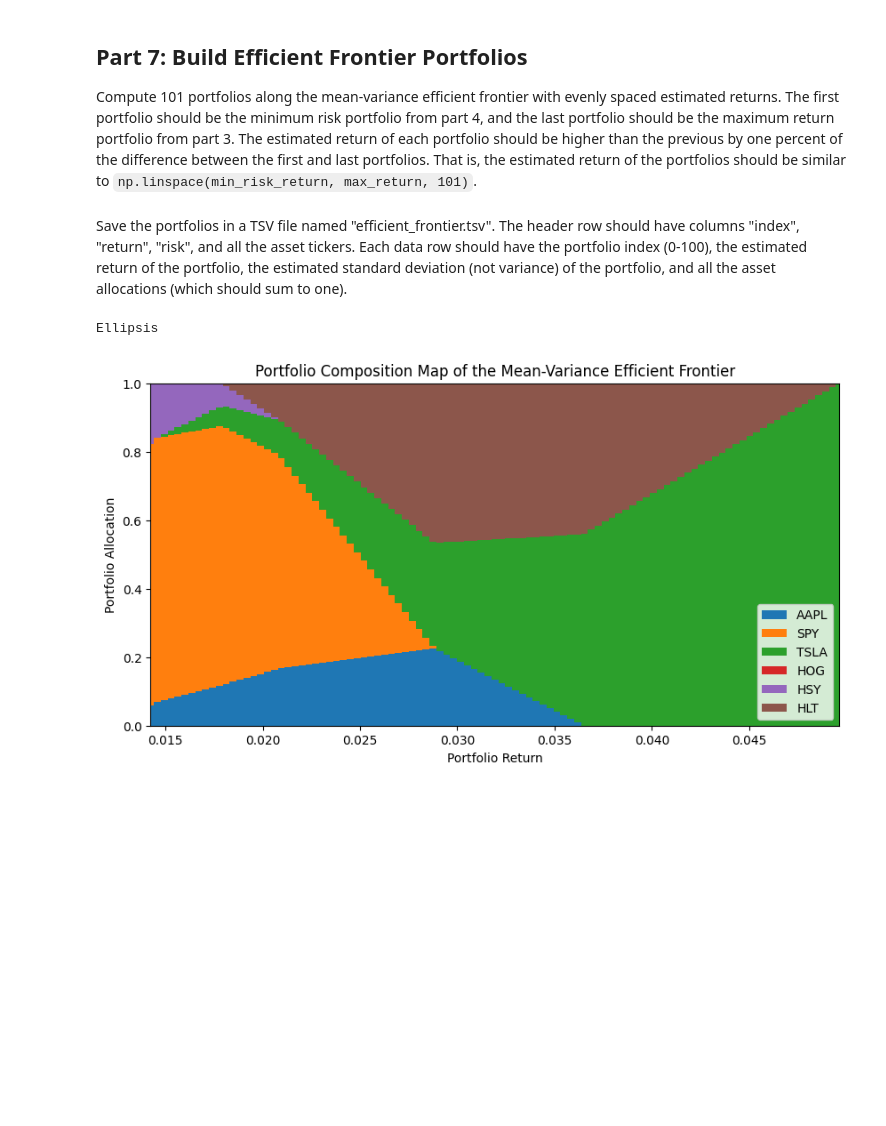
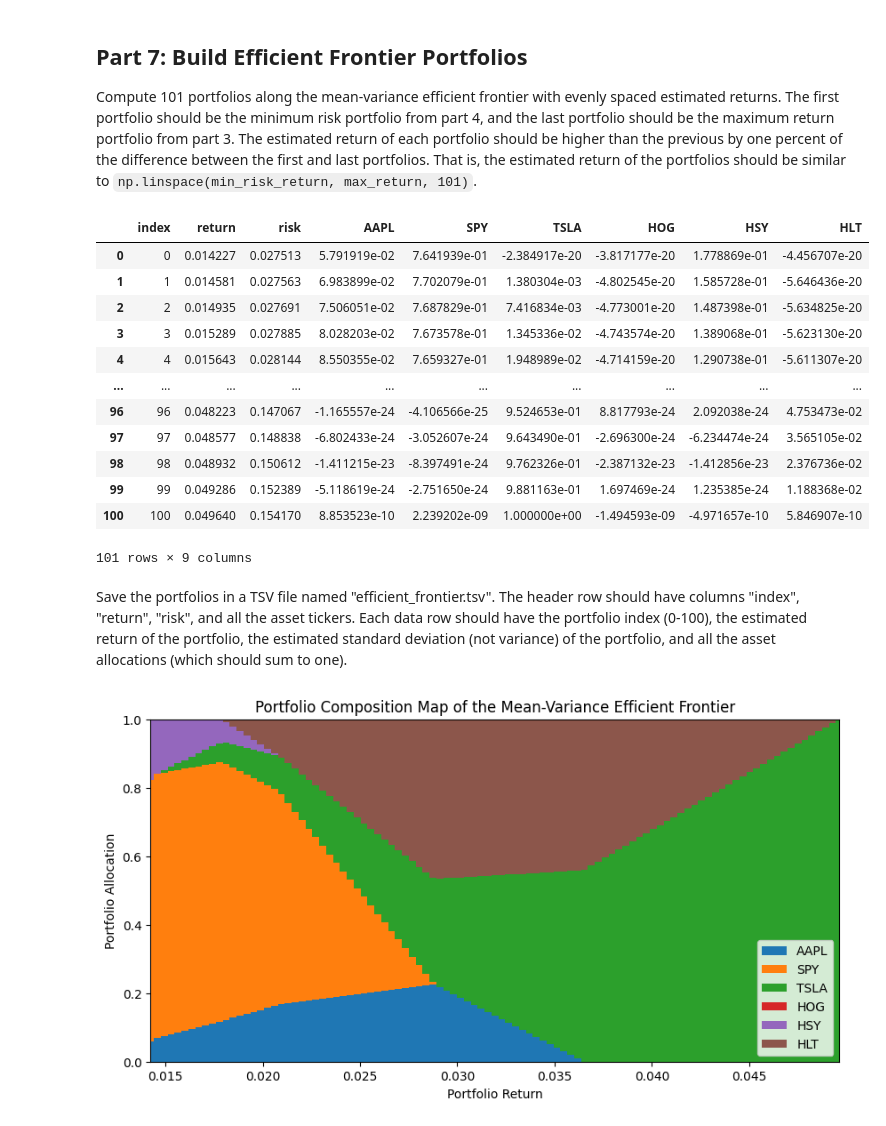
Before and after one commit to mad-haley/dx704-projects, a Jupyter notebook: project.ipynb, the cells around one changed output. Saved outputs shown, nothing was run; the diff lists cells and outputs as text; code cells hidden in the pictures; blank space fills up the shorter version.

```diff
--- a/project.ipynb
+++ b/project.ipynb
@@ -377,6 +418,30 @@ for r in np.linspace(estimated_return_minimum_risk, estimated_return_maximum_ret
     ef_variances.append(prob_r.solve())
     ef_returns.append(r)
     ef_portfolios.append(x_r.value)
+# %%
+efficient_frontier_df = pd.DataFrame(
+    ef_portfolios,
+    columns=estimated_returns.index
+)
+
+efficient_frontier_df.insert(0, "risk", np.sqrt(ef_variances))
+efficient_frontier_df.insert(0, "return", ef_returns)
+efficient_frontier_df.insert(0, "index", range(len(efficient_frontier_df)))
+efficient_frontier_df
+# %% [output]
+|  | index | return | risk | AAPL | SPY | TSLA | HOG | HSY | HLT |
+| 0 | 0 | 0.014227 | 0.027513 | 5.791919e-02 | 7.641939e-01 | -2.384917e-20 | -3.817177e-20 | 1.778869e-01 | -4.456707e-20 |
+| 1 | 1 | 0.014581 | 0.027563 | 6.983899e-02 | 7.702079e-01 | 1.380304e-03 | -4.802545e-20 | 1.585728e-01 | -5.646436e-20 |
+| 2 | 2 | 0.014935 | 0.027691 | 7.506051e-02 | 7.687829e-01 | 7.416834e-03 | -4.773001e-20 | 1.487398e-01 | -5.634825e-20 |
+| 3 | 3 | 0.015289 | 0.027885 | 8.028203e-02 | 7.673578e-01 | 1.345336e-02 | -4.743574e-20 | 1.389068e-01 | -5.623130e-20 |
+| 4 | 4 | 0.015643 | 0.028144 | 8.550355e-02 | 7.659327e-01 | 1.948989e-02 | -4.714159e-20 | 1.290738e-01 | -5.611307e-20 |
+| ... | ... | ... | ... | ... | ... | ... | ... | ... | ... |
+| 96 | 96 | 0.048223 | 0.147067 | -1.165557e-24 | -4.106566e-25 | 9.524653e-01 | 8.817793e-24 | 2.092038e-24 | 4.753473e-02 |
+| 97 | 97 | 0.048577 | 0.148838 | -6.802433e-24 | -3.052607e-24 | 9.643490e-01 | -2.696300e-24 | -6.234474e-24 | 3.565105e-02 |
+| 98 | 98 | 0.048932 | 0.150612 | -1.411215e-23 | -8.397491e-24 | 9.762326e-01 | -2.387132e-23 | -1.412856e-23 | 2.376736e-02 |
+| 99 | 99 | 0.049286 | 0.152389 | -5.118619e-24 | -2.751650e-24 | 9.881163e-01 | 1.697469e-24 | 1.235385e-24 | 1.188368e-02 |
+| 100 | 100 | 0.049640 | 0.154170 | 8.853523e-10 | 2.239202e-09 | 1.000000e+00 | -1.494593e-09 | -4.971657e-10 | 5.846907e-10 |
+101 rows × 9 columns
 # %% [markdown]
 Save the portfolios in a TSV file named "efficient_frontier.tsv".
 The header row should have columns "index", "return", "risk", and all the asset tickers.
@@ -384,7 +449,9 @@ Each data row should have the portfolio index (0-100), the estimated return of t
 # %%
 # YOUR CHANGES HERE
 
-...
+efficient_frontier_df.to_csv(
+    "efficient_frontier.tsv",
+    sep="\t",
+    index=False
+)
-# %% [output]
-Ellipsis
 # %%
```
Also changed, not shown: parts of 7 cells of this notebook, 3 other files.
